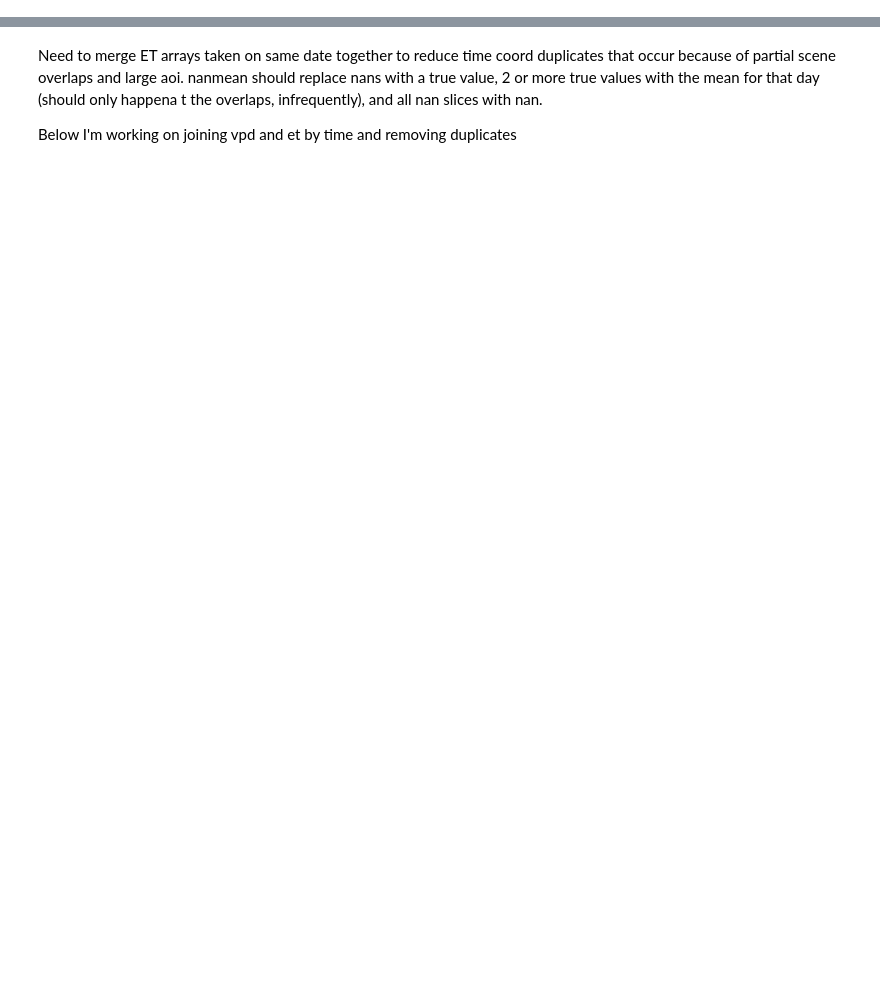
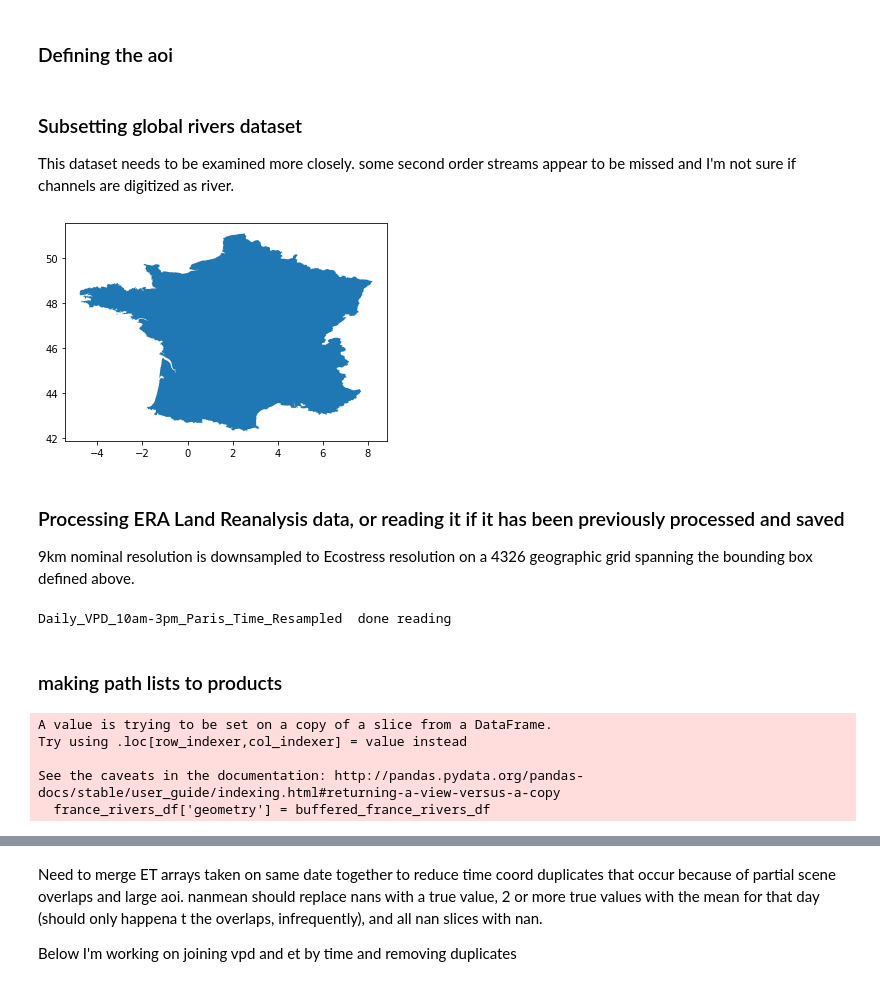
Before and after one commit to ecohydro/rhone-ecostress, a Jupyter notebook: notebooks/ECOSTRESS_Stacking.ipynb, the cells around one changed output, grey strips where cells are left out. Drawn from its saved outputs; the diff is of its cells as text; code cells hidden in the pictures; blank space fills up the shorter version.

```diff
--- a/notebooks/ECOSTRESS_Stacking.ipynb
+++ b/notebooks/ECOSTRESS_Stacking.ipynb
@@ -188,0 +1,2 @@ else:
+# %% [markdown]
+### Defining the aoi
@@ -188,0 +23,26 @@ else:
+# %% [markdown]
+### Subsetting global rivers dataset
+This dataset needs to be examined more closely. some second order streams appear to be missed and I'm not sure if channels are digitized as river.
+# %%
+rivers_df = gpd.read_file(Path(root_path, "europe_rivers/eu_river.shp"))
+
+rivers_df['R_ID'] = rivers_df['R_ID'].apply(int).apply(str)
+
+france_rivers_df = rivers_df.cx[xmin:xmax, ymin:ymax]
+
+aoi = es.filter_countries_for_france_aoi(root_path)
+
+aoi.crs = france_rivers_df.crs # setting crs for aoi
+# %% [output]
+[figure, added]
+# %% [markdown]
+### Processing ERA Land Reanalysis data, or reading it if it has been previously processed and saved
+
+9km nominal resolution is downsampled to Ecostress resolution on a 4326 geographic grid spanning the bounding box defined above.
+# %%
+resampled_vpd_ds = esr.read_or_process(root_path, dataset_filename = "Daily_VPD_10am-3pm_Paris_Time_Resampled.nc")
+resampled_vpd_da = resampled_vpd_ds["Daily_VPD_10am-3pm_Paris_Time_Resampled"]
+# %% [output]
+Daily_VPD_10am-3pm_Paris_Time_Resampled  done reading
+# %% [markdown]
+### making path lists to products
@@ -188,0 +69,11 @@ else:
+# %%
+x = eio.read_ecostress_scene(whole_tif_etinst_paths[0])
+resolution = x.rio.resolution()
+x.close()
+aoi_grid = es.rasterize_buffer_river_df(france_rivers_df, resolution, buffer=5000)
+# %% [output]
+A value is trying to be set on a copy of a slice from a DataFrame.
+Try using .loc[row_indexer,col_indexer] = value instead
+
+See the caveats in the documentation: http://pandas.pydata.org/pandas-docs/stable/user_guide/indexing.html#returning-a-view-versus-a-copy
+  france_rivers_df['geometry'] = buffered_france_rivers_df
```
Also changed, not shown: parts of 52 cells of this notebook, 4 other files.
